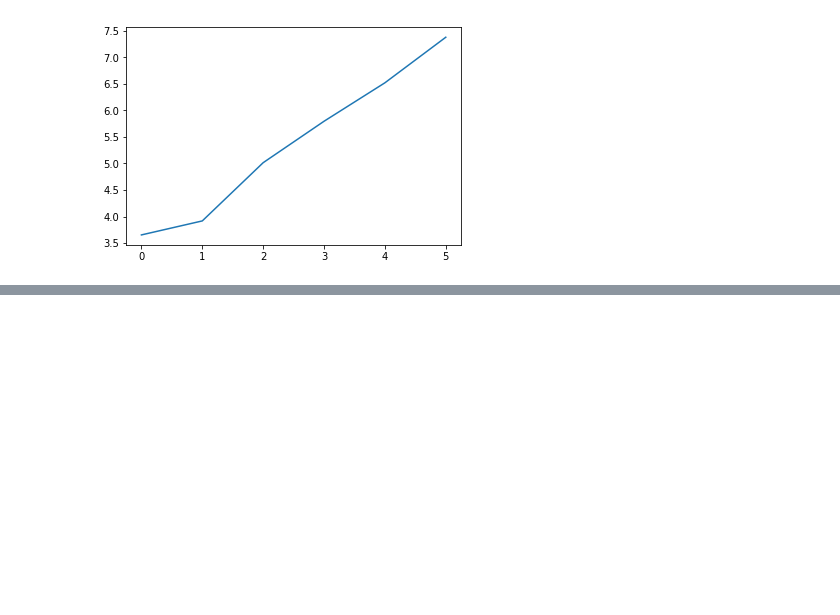
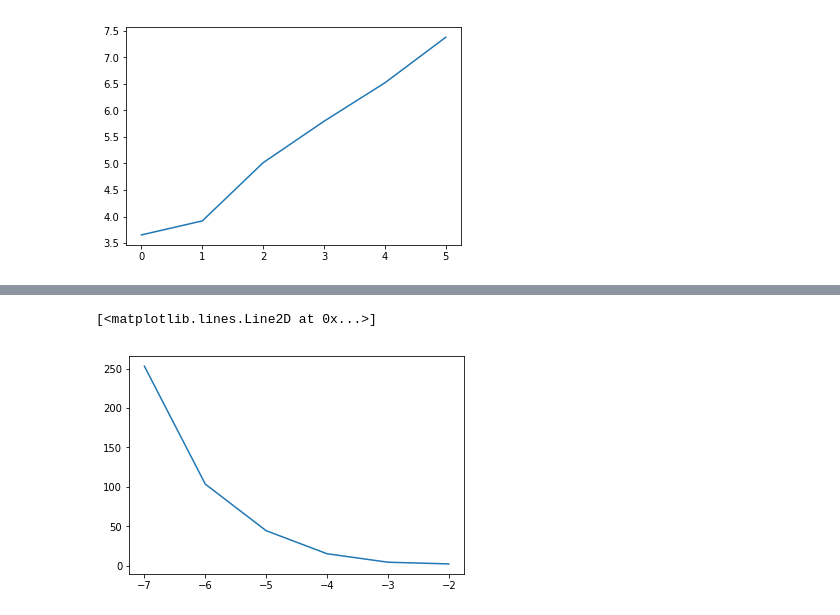
Before and after one commit to AlexMeinke/certified-certain-uncertainty, a Jupyter notebook: GMM.ipynb, the cells around one changed output, grey strips where cells are left out. Cells and saved outputs as stored; diff of their text form; code cells hidden in the pictures; blank space fills up the shorter version.

```diff
--- a/GMM.ipynb
+++ b/GMM.ipynb
@@ -132,0 +147,5 @@ plt.plot([(mo.mm.alpha.exp().detach().cpu().sum()/mo.loglam.exp()).log() for mo
+# %%
+plt.plot( np.arange(-2,-8,-1), [ (model.mm.alpha-.5*model.mm.logvar).exp().sum() /model.loglam.exp() for model in gmm_models])
+# %% [output]
+[<matplotlib.lines.Line2D at 0x...>]
+[figure, added]
```
Also changed, not shown: parts of 8 cells of this notebook, 23 other files.
